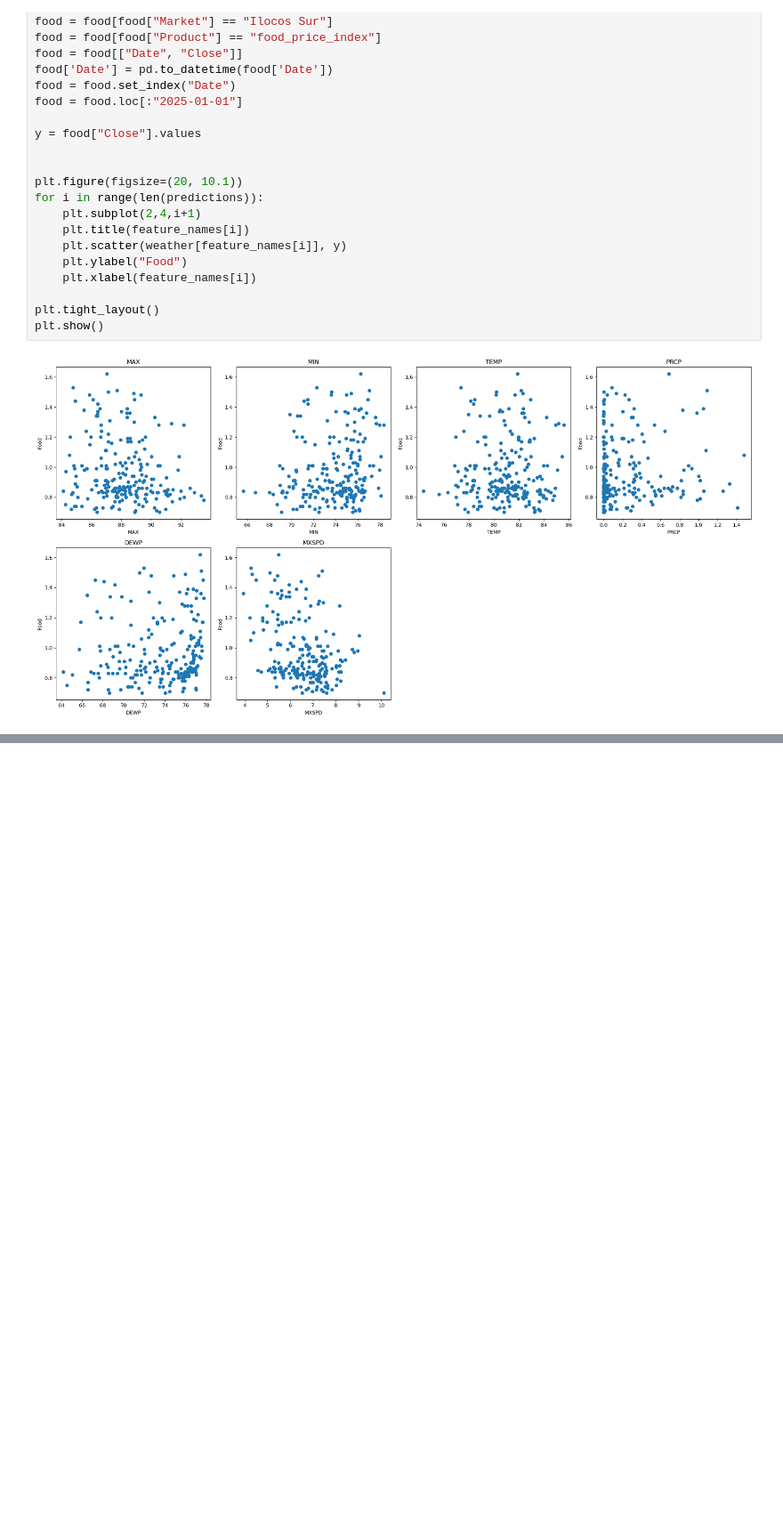
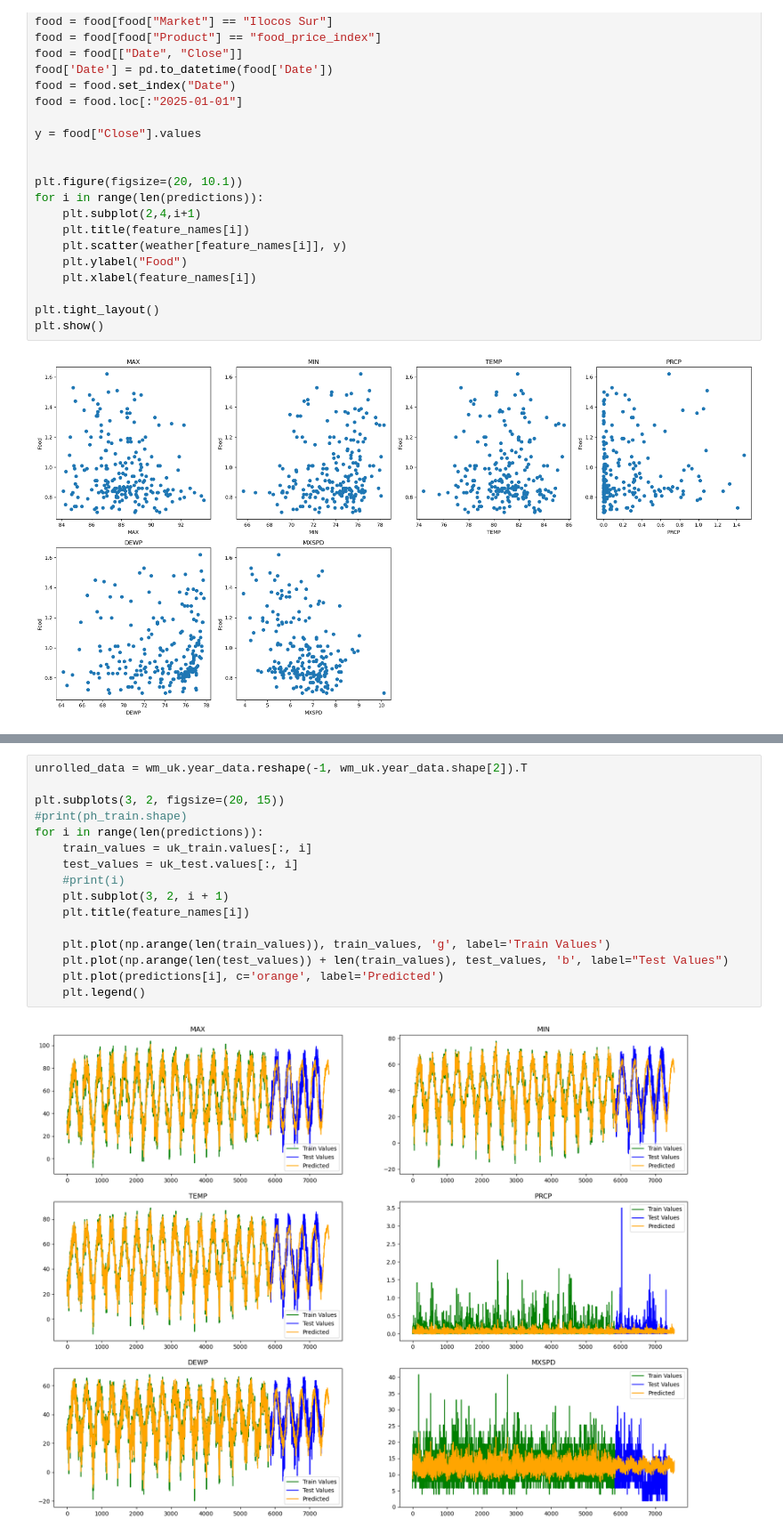
Before and after one commit to oescoba2/Vol3_WinterProject, a Jupyter notebook: final_nb.ipynb, the cells around one changed output, grey strips where cells are left out. Shown at 89% size. Cells and saved outputs as stored; diff of their text form; blank space fills up the shorter version.

```diff
--- a/final_nb.ipynb
+++ b/final_nb.ipynb
@@ -265,0 +354,18 @@ plt.show()
+# %%
+unrolled_data = wm_uk.year_data.reshape(-1, wm_uk.year_data.shape[2]).T
+
+plt.subplots(3, 2, figsize=(20, 15))
+#print(ph_train.shape)
+for i in range(len(predictions)):
+    train_values = uk_train.values[:, i]
+    test_values = uk_test.values[:, i]
+    #print(i)
+    plt.subplot(3, 2, i + 1)
+    plt.title(feature_names[i])
+
+    plt.plot(np.arange(len(train_values)), train_values, 'g', label='Train Values')
+    plt.plot(np.arange(len(test_values)) + len(train_values), test_values, 'b', label="Test Values")
+    plt.plot(predictions[i], c='orange', label='Predicted')
+    plt.legend()
+# %% [output]
+[figure, added]
```
Also changed, not shown: parts of 6 cells of this notebook.
